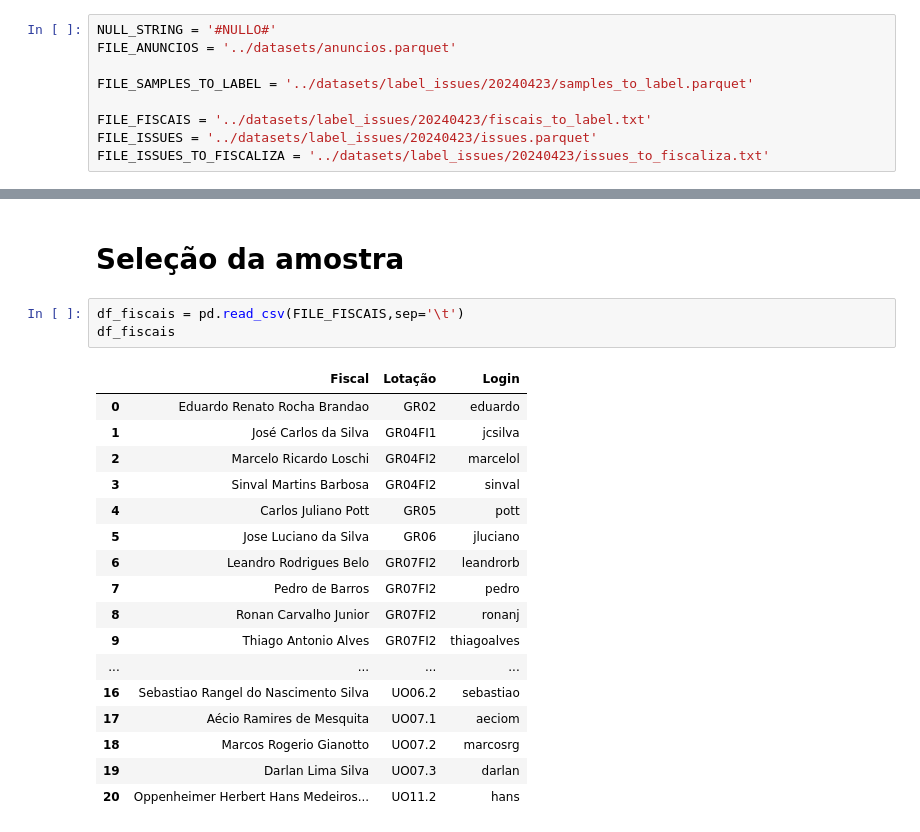
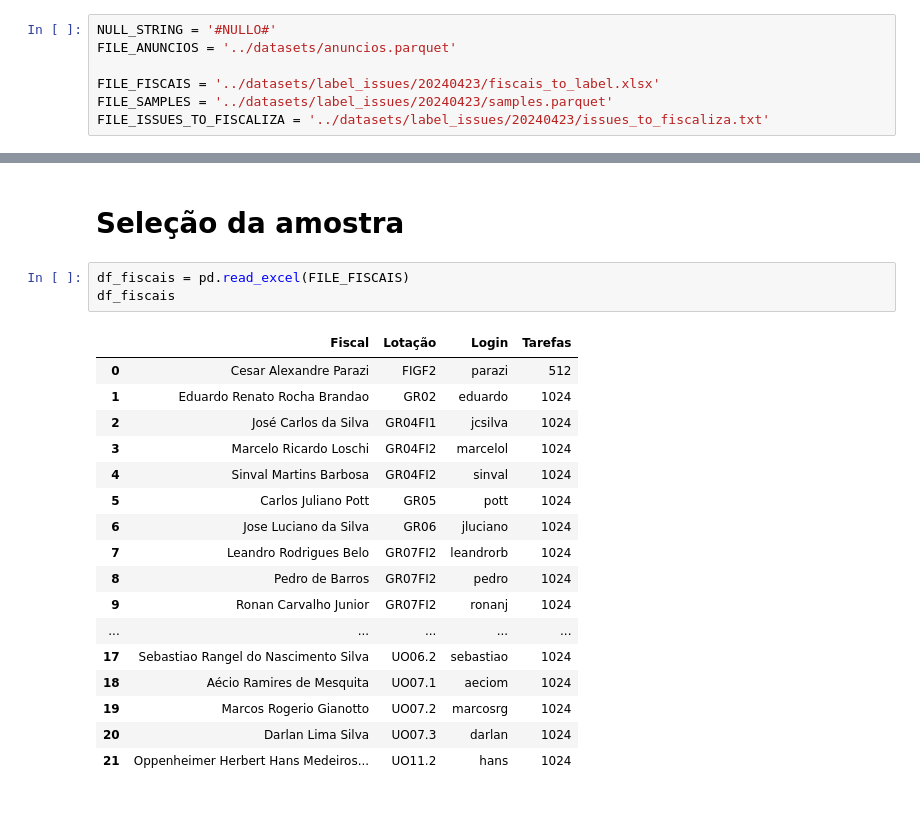
Before and after one commit to InovaFiscaliza/dados-pacp, a Jupyter notebook: sch/notebooks/12_extract_labeling_issues.ipynb, the cells around one changed output, grey strips where cells are left out. Cells and saved outputs as stored; diff of their text form.

Commit message:
Add # of task for sample selection

```diff
--- a/sch/notebooks/12_extract_labeling_issues.ipynb
+++ b/sch/notebooks/12_extract_labeling_issues.ipynb
@@ -19,10 +19,8 @@ from tabulate import tabulate
 NULL_STRING = '#NULLO#'
 FILE_ANUNCIOS = '../datasets/anuncios.parquet'
 
-FILE_SAMPLES_TO_LABEL = '../datasets/label_issues/20240423/samples_to_label.parquet'
-
-FILE_FISCAIS = '../datasets/label_issues/20240423/fiscais_to_label.txt'
-FILE_ISSUES = '../datasets/label_issues/20240423/issues.parquet'
+FILE_FISCAIS = '../datasets/label_issues/20240423/fiscais_to_label.xlsx'
+FILE_SAMPLES = '../datasets/label_issues/20240423/samples.parquet'
 FILE_ISSUES_TO_FISCALIZA = '../datasets/label_issues/20240423/issues_to_fiscaliza.txt'
 # %%
 def flatten_matrix(matrix):
@@ -161,25 +159,25 @@ plot_donut(labels,values, 'Quantidade de anúncios por marketplace',startangle=3
 # %% [markdown]
 # Seleção da amostra
 # %%
-df_fiscais = pd.read_csv(FILE_FISCAIS,sep='\t')
+df_fiscais = pd.read_excel(FILE_FISCAIS)
 df_fiscais
 # %% [output]
-|  | Fiscal | Lotação | Login |
-| 0 | Eduardo Renato Rocha Brandao | GR02 | eduardo |
-| 1 | José Carlos da Silva | GR04FI1 | jcsilva |
-| 2 | Marcelo Ricardo Loschi | GR04FI2 | marcelol |
-| 3 | Sinval Martins Barbosa | GR04FI2 | sinval |
-| 4 | Carlos Juliano Pott | GR05 | pott |
-| 5 | Jose Luciano da Silva | GR06 | jluciano |
-| 6 | Leandro Rodrigues Belo | GR07FI2 | leandrorb |
-| 7 | Pedro de Barros | GR07FI2 | pedro |
-| 8 | Ronan Carvalho Junior | GR07FI2 | ronanj |
-| 9 | Thiago Antonio Alves | GR07FI2 | thiagoalves |
-| ... | ... | ... | ... |
-| 16 | Sebastiao Rangel do Nascimento Silva | UO06.2 | sebastiao |
-| 17 | Aécio Ramires de Mesquita | UO07.1 | aeciom |
-| 18 | Marcos Rogerio Gianotto | UO07.2 | marcosrg |
-| 19 | Darlan Lima Silva | UO07.3 | darlan |
-| 20 | Oppenheimer Herbert Hans Medeiros... | UO11.2 | hans |
+|  | Fiscal | Lotação | Login | Tarefas |
+| 0 | Cesar Alexandre Parazi | FIGF2 | parazi | 512 |
+| 1 | Eduardo Renato Rocha Brandao | GR02 | eduardo | 1024 |
+| 2 | José Carlos da Silva | GR04FI1 | jcsilva | 1024 |
+| 3 | Marcelo Ricardo Loschi | GR04FI2 | marcelol | 1024 |
+| 4 | Sinval Martins Barbosa | GR04FI2 | sinval | 1024 |
+| 5 | Carlos Juliano Pott | GR05 | pott | 1024 |
+| 6 | Jose Luciano da Silva | GR06 | jluciano | 1024 |
+| 7 | Leandro Rodrigues Belo | GR07FI2 | leandrorb | 1024 |
+| 8 | Pedro de Barros | GR07FI2 | pedro | 1024 |
+| 9 | Ronan Carvalho Junior | GR07FI2 | ronanj | 1024 |
+| ... | ... | ... | ... | ... |
+| 17 | Sebastiao Rangel do Nascimento Silva | UO06.2 | sebastiao | 1024 |
+| 18 | Aécio Ramires de Mesquita | UO07.1 | aeciom | 1024 |
+| 19 | Marcos Rogerio Gianotto | UO07.2 | marcosrg | 1024 |
+| 20 | Darlan Lima Silva | UO07.3 | darlan | 1024 |
+| 21 | Oppenheimer Herbert Hans Medeiros... | UO11.2 | hans | 1024 |
 # %%
 # lista e quantidade de fiscais
```
Also changed, not shown: parts of 6 cells of this notebook.
